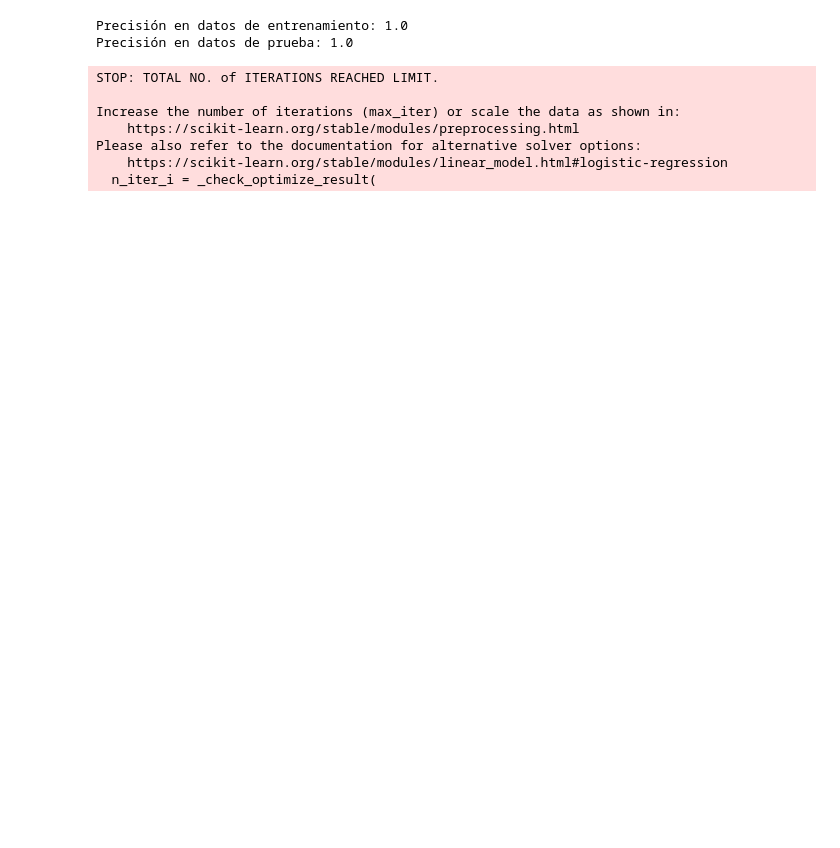
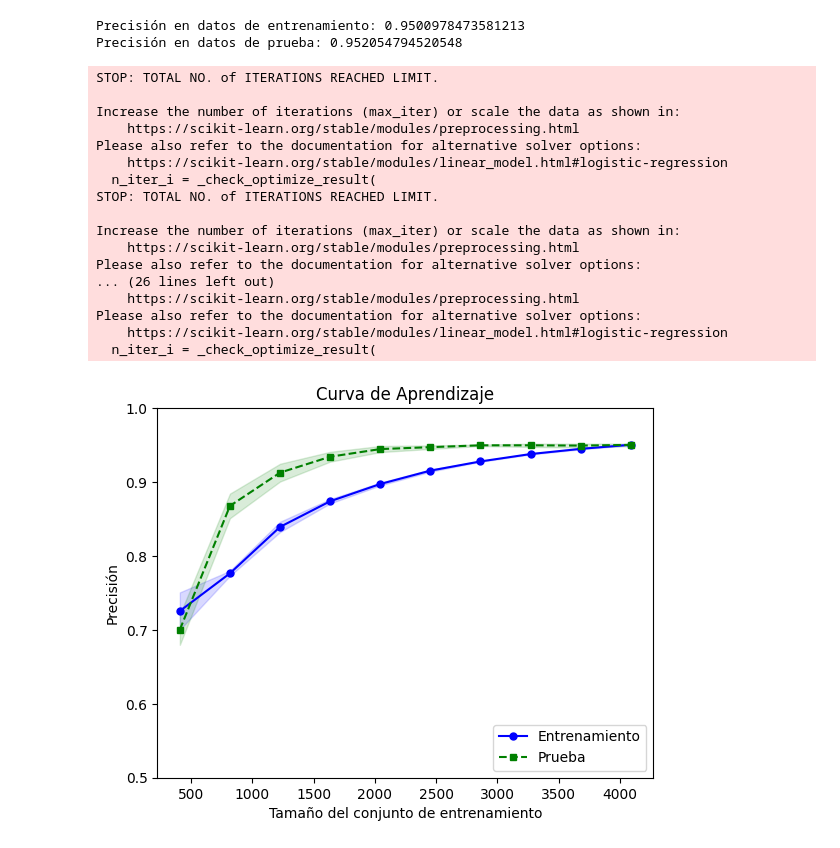
Before and after one commit to Lucassanc/Proyecto-Final-Data-Science, a Jupyter notebook: MODELO.ipynb, the cells around one changed output. Cells and saved outputs as stored; diff of their text form; code cells hidden in the pictures; blank space fills up the shorter version.

```diff
--- a/MODELO.ipynb
+++ b/MODELO.ipynb
@@ -67,36 +65,69 @@ df_train = pd.concat([df1, df2])
 # %%
 # Seleccionar las características y la variable objetivo para df
-X_train = df_train[['gender', 'age', 'hypertension', 'heart_disease', 'ever_married','Residence_type', 'avg_glucose_level', 'bmi', 'work_type_Govt_job', 'work_type_Never_worked', 'work_type_Private', 'work_type_Self-employed', 'work_type_children', 'smoking_status_Unknown', 'smoking_status_formerly smoked',	'smoking_status_never smoked', 'smoking_status_smokes']]
-y_train = df_train['stroke']
+X = df.drop(columns = "stroke")
+y = df['stroke']
 
 # Dividir df en conjuntos de entrenamiento y prueba
-X_train, X_test, y_train, y_test = train_test_split(X_train, y_train, test_size=0.2, random_state=83)
+X_train, X_test, y_train, y_test = train_test_split(X, y, test_size=0.2, random_state=83)
 
-# Crear el modelo de regresión lineal
+# Crear el modelo de regresión logística
 reg = LogisticRegression()
 
-# Entrenar el modelo con los datos de entrenamiento de df
+# Entrenar el modelo con los datos de entrenamiento
 reg.fit(X_train, y_train)
 
-# Predecir los valores de stroke para los datos de entrenamiento y prueba de df
+# Predecir los valores de stroke para los datos de entrenamiento y prueba
 train_pred = reg.predict(X_train)
 test_pred = reg.predict(X_test)
 
-# Calcular la precisión para los datos de entrenamiento y prueba de df
-train_acc = r2_score(y_train, train_pred)
-test_acc = r2_score(y_test, test_pred)
+# Calcular la precisión para los datos de entrenamiento y prueba
+train_acc = accuracy_score(y_train, train_pred)
+test_acc = accuracy_score(y_test, test_pred)
 
-# Imprimir los resultados
 print("Precisión en datos de entrenamiento:", train_acc)
 print("Precisión en datos de prueba:", test_acc)
+
+# Calcular la curva de aprendizaje
+train_sizes, train_scores, test_scores = learning_curve(reg, X, y, train_sizes=np.linspace(0.1, 1.0, 10), cv=5)
+
+# Calcular las medias y desviaciones estándar de las puntuaciones de entrenamiento y prueba
+train_mean = np.mean(train_scores, axis=1)
+train_std = np.std(train_scores, axis=1)
+test_mean = np.mean(test_scores, axis=1)
+test_std = np.std(test_scores, axis=1)
+
+# Graficar la curva de aprendizaje
+plt.plot(train_sizes, train_mean, color='blue', marker='o', markersize=5, label='Entrenamiento')
+plt.fill_between(train_sizes, train_mean + train_std, train_mean - train_std, alpha=0.15, color='blue')
+
+plt.plot(train_sizes, test_mean, color='green', linestyle='--', marker='s', markersize=5, label='Prueba')
+plt.fill_between(train_sizes, test_mean + test_std, test_mean - test_std, alpha=0.15, color='green')
+
+plt.xlabel('Tamaño del conjunto de entrenamiento')
+plt.ylabel('Precisión')
+plt.title('Curva de Aprendizaje')
+plt.legend(loc='lower right')
+plt.ylim([0.5, 1.0])
+plt.show()
 # %% [output]
-Precisión en datos de entrenamiento: 1.0
-Precisión en datos de prueba: 1.0
+Precisión en datos de entrenamiento: 0.9500978473581213
+Precisión en datos de prueba: 0.952054794520548
 STOP: TOTAL NO. of ITERATIONS REACHED LIMIT.
 
 Increase the number of iterations (max_iter) or scale the data as shown in:
     https://scikit-learn.org/stable/modules/preprocessing.html
 Please also refer to the documentation for alternative solver options:
     https://scikit-learn.org/stable/modules/linear_model.html#logistic-regression
   n_iter_i = _check_optimize_result(
+STOP: TOTAL NO. of ITERATIONS REACHED LIMIT.
+
+Increase the number of iterations (max_iter) or scale the data as shown in:
+    https://scikit-learn.org/stable/modules/preprocessing.html
+Please also refer to the documentation for alternative solver options:
+... (26 lines left out)
+    https://scikit-learn.org/stable/modules/preprocessing.html
+Please also refer to the documentation for alternative solver options:
+    https://scikit-learn.org/stable/modules/linear_model.html#logistic-regression
+  n_iter_i = _check_optimize_result(
+[figure, added]
 # %%
```
Also changed, not shown: parts of 9 cells of this notebook.
